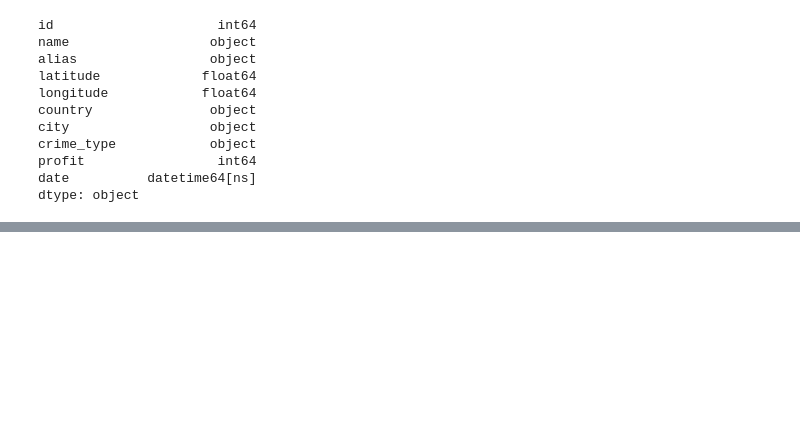
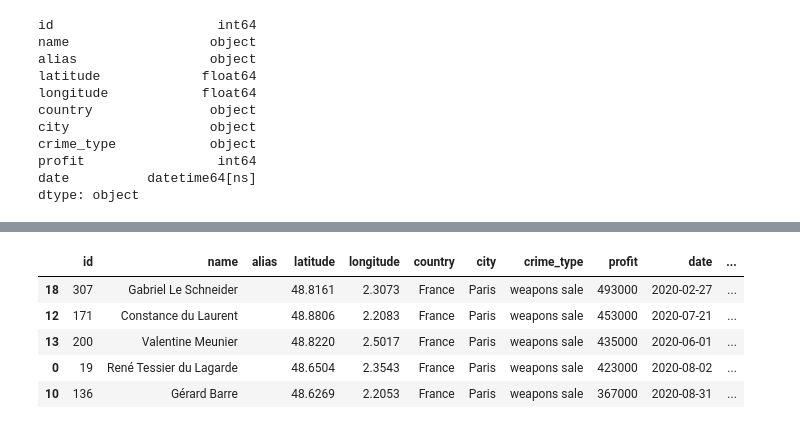
Before and after one commit to bazilione/holmes_vs_moriarty_the_sql, a Jupyter notebook: src/pandas_solution.ipynb, the cells around one changed output, grey strips where cells are left out. Saved outputs shown, nothing was run; the diff lists cells and outputs as text; code cells hidden in the pictures; blank space fills up the shorter version.

```diff
--- a/src/pandas_solution.ipynb
+++ b/src/pandas_solution.ipynb
@@ -368,0 +352,9 @@ The name Moriarty is hiding behind: Odette Renard du Michaud
+# %%
+df_selected_with_dates.head(5)
+# %% [output]
+|  | id | name | alias | latitude | longitude | country | city | crime_type | profit | date | ... |
+| 18 | 307 | Gabriel Le Schneider |  | 48.8161 | 2.3073 | France | Paris | weapons sale | 493000 | 2020-02-27 | ... |
+| 12 | 171 | Constance du Laurent |  | 48.8806 | 2.2083 | France | Paris | weapons sale | 453000 | 2020-07-21 | ... |
+| 13 | 200 | Valentine Meunier |  | 48.8220 | 2.5017 | France | Paris | weapons sale | 435000 | 2020-06-01 | ... |
+| 0 | 19 | René Tessier du Lagarde |  | 48.6504 | 2.3543 | France | Paris | weapons sale | 423000 | 2020-08-02 | ... |
+| 10 | 136 | Gérard Barre |  | 48.6269 | 2.2053 | France | Paris | weapons sale | 367000 | 2020-08-31 | ... |
```
Also changed, not shown: parts of 12 cells of this notebook, 11 other files.
